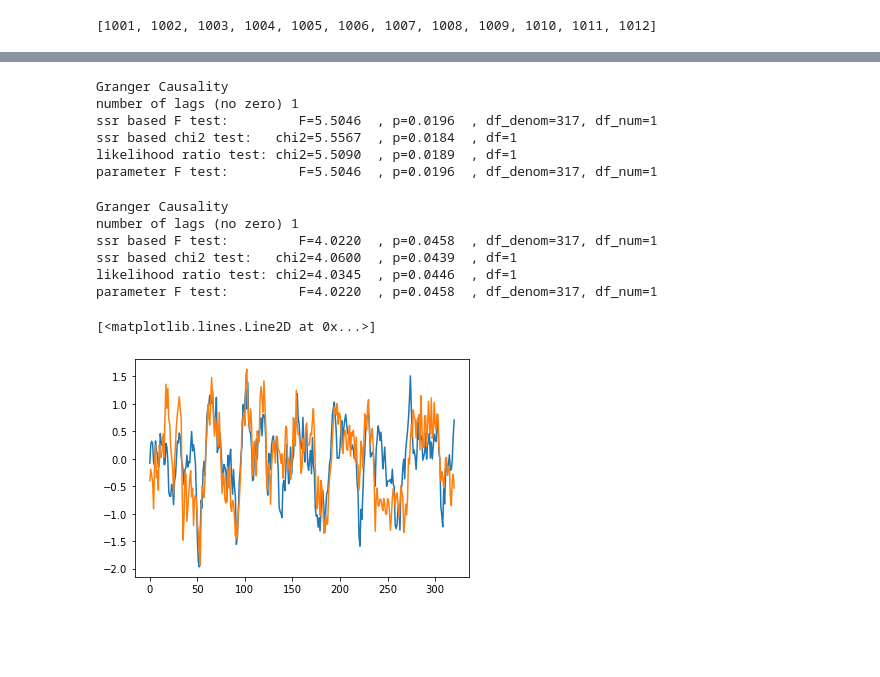
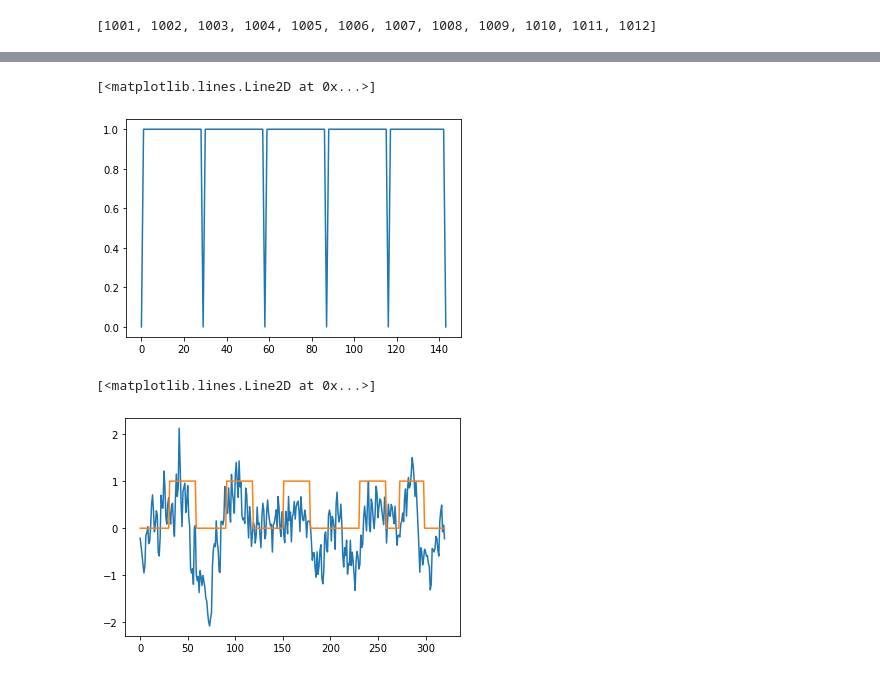
Before and after one commit to vayzenb/docnet, a Jupyter notebook: fmri/spaceloc/effective_connectivity.ipynb, the cells around one changed output, grey strips where cells are left out. Cells and saved outputs as stored; diff of their text form; code cells hidden in the pictures; blank space fills up the shorter version.

Commit message:
added univariate GCA for spaceloc

```diff
--- a/fmri/spaceloc/effective_connectivity.ipynb
+++ b/fmri/spaceloc/effective_connectivity.ipynb
@@ -47,3 +47,8 @@ for rn1 in range(1,run_num+1):
         run_combos.append([rn1,rn2])
 # %% [output]
 [1001, 1002, 1003, 1004, 1005, 1006, 1007, 1008, 1009, 1010, 1011, 1012]
+# %%
+ss =1003
+sub_dir = f'{study_dir}/sub-{study}{ss}/ses-01/'
+results_dir = f'{sub_dir}/derivatives/results/beta_ts'
+curr_df = pd.read_csv(f'{results_dir}/gca_summary.csv')
@@ -50,19 +124,13 @@ for rn1 in range(1,run_num+1):
 # %%
-def make_psy_cov(runs,ss):
+def make_psy_cov(runs,ss, cond):
     sub_dir = f'{study_dir}/sub-{study}{ss}/ses-01/'
     cov_dir = f'{sub_dir}/covs'
     times = np.arange(0, vols*len(runs), tr)
     full_cov = pd.DataFrame(columns = ['onset','duration', 'value'])
     for rn, run in enumerate(runs):
 
-        curr_cov = pd.read_csv(f'{cov_dir}/SpaceLoc_{study}{ss}_Run{run}_SA.txt', sep = '\t', header = None, names = ['onset','duration', 'value'])
+        curr_cov = pd.read_csv(f'{cov_dir}/SpaceLoc_{study}{ss}_Run{run}_{cond}.txt', sep = '\t', header = None, names = ['onset','duration', 'value'])
         #contrasting (neg) cov
-
-        curr_cont = pd.read_csv(f'{cov_dir}/SpaceLoc_{study}{ss}_Run{run}_FT.txt', sep = '\t', header =None, names =['onset','duration', 'value'])
-        curr_cont.iloc[:,2] = curr_cont.iloc[:,2] *-1 #make contrasting cov neg
-
-        curr_cov = curr_cov.append(curr_cont) #append to positive
-
         curr_cov['onset'] = curr_cov['onset'] + (vols*rn)
         full_cov = full_cov.append(curr_cov)
         #add number of vols to the timing cols based on what run you are on
@@ -73,9 +141,10 @@ def make_psy_cov(runs,ss):
         #append to concatenated cov
     full_cov = full_cov.sort_values(by =['onset'])
     cov = full_cov.to_numpy()
-
+    cov = cov.astype(float)
     #convolve to hrf
     psy, name = glm.first_level.compute_regressor(cov.T, 'spm', times)
-
+    psy[psy>0] = 1
+    psy[psy<=0] = 0
 
     return psy
@@ -95,0 +151,5 @@ def make_psy_cov(runs,ss):
+# %%
+SA = make_psy_cov([3],1001,'SA')
+FT = make_psy_cov([3],1001,'FT')
+plt.plot(SA)
+plt.plot(FT)
@@ -96,3 +187,8 @@ def make_psy_cov(runs,ss):
+# %%
+plt.plot(psy)
+# %% [output]
+[<matplotlib.lines.Line2D at 0x...>]
+[figure, added]
 # %%
 def extract_roi_sphere(img, coords):
     roi_masker = input_data.NiftiSpheresMasker([tuple(coords)], radius = 6)
@@ -130,27 +226,10 @@ lo_ts = extract_roi_sphere(img4d,lo_coord[['x','y','z']].values.tolist()[0])
 data = pd.DataFrame(columns = ['ppc', 'lo'])
 data['lo'] = np.squeeze(lo_ts)
 data['ppc'] = np.squeeze(ppc_ts)
-# %%
-gc_res = grangercausalitytests(data[['lo','ppc']], 1)
-# %% [output]
-Granger Causality
-number of lags (no zero) 1
-ssr based F test:         F=5.5046  , p=0.0196  , df_denom=317, df_num=1
-ssr based chi2 test:   chi2=5.5567  , p=0.0184  , df=1
-likelihood ratio test: chi2=5.5090  , p=0.0189  , df=1
-parameter F test:         F=5.5046  , p=0.0196  , df_denom=317, df_num=1
-# %%
-gc_res = grangercausalitytests(data[['ppc','lo']], 1)
-# %% [output]
-Granger Causality
-number of lags (no zero) 1
-ssr based F test:         F=4.0220  , p=0.0458  , df_denom=317, df_num=1
-ssr based chi2 test:   chi2=4.0600  , p=0.0439  , df=1
-likelihood ratio test: chi2=4.0345  , p=0.0446  , df=1
-parameter F test:         F=4.0220  , p=0.0458  , df_denom=317, df_num=1
 # %%
 plt.plot(ppc_ts)
-plt.plot(lo_ts)
+#plt.plot(lo_ts)
+plt.plot(SA)
 # %% [output]
 [<matplotlib.lines.Line2D at 0x...>]
-[figure, old version]
+[figure, new version]
```
Also changed, not shown: parts of 12 cells of this notebook, 3 other files.
